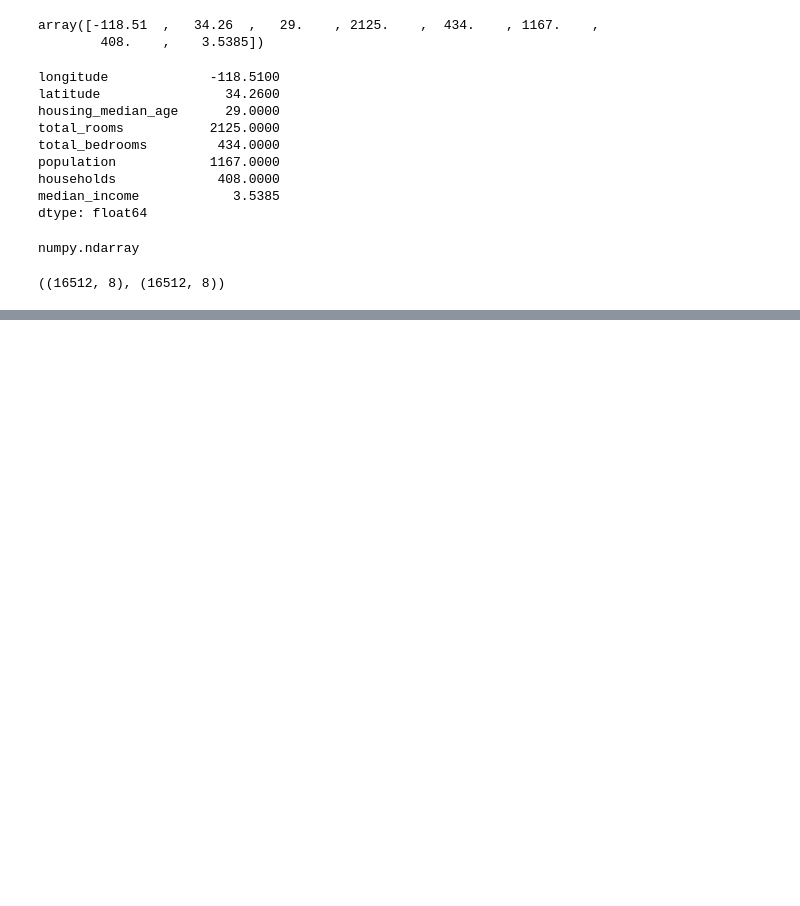
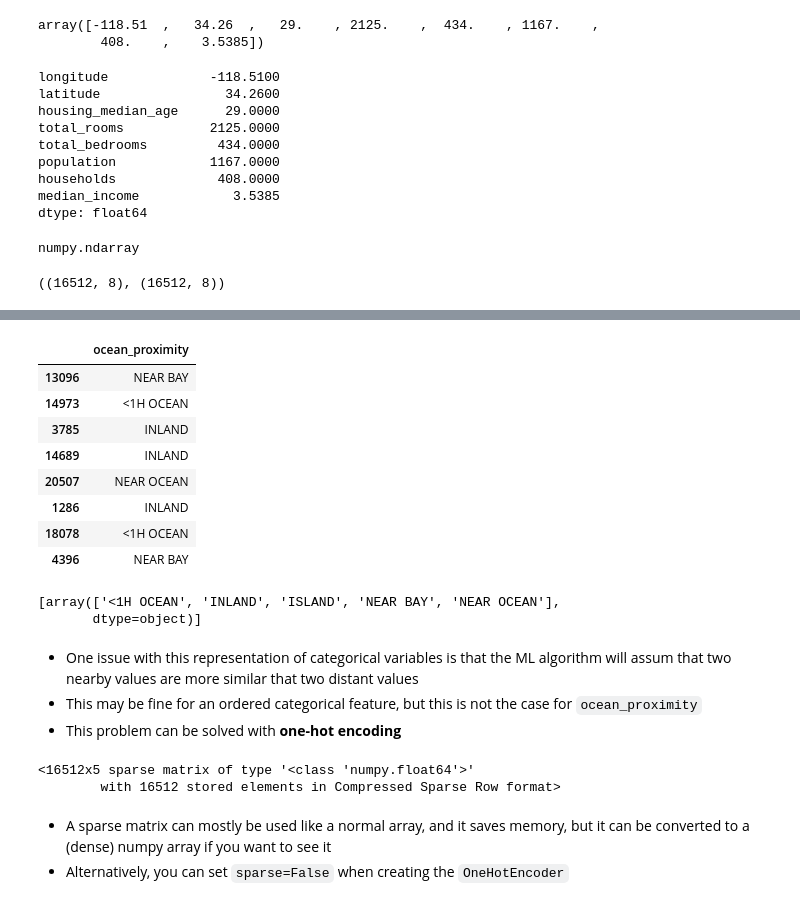
Before and after one commit to PaulToronto/Hands-on-Maching-Learning-Book, a Jupyter notebook: 2_End_to_End_Machine_Learning_Project.ipynb, the cells around one changed output, grey strips where cells are left out. Cells and saved outputs as stored; diff of their text form; code cells hidden in the pictures; blank space fills up the shorter version.

```diff
--- a/2_End_to_End_Machine_Learning_Project.ipynb
+++ b/2_End_to_End_Machine_Learning_Project.ipynb
@@ -685,0 +689,3 @@ X.shape, housing_num.shape
+# %%
+housing_cat = housing[['ocean_proximity']]
+housing_cat.info()
@@ -685,0 +721,22 @@ X.shape, housing_num.shape
+# %%
+housing_cat.head(8)
+# %% [output]
+|  | ocean_proximity |
+| 13096 | NEAR BAY |
+| 14973 | <1H OCEAN |
+| 3785 | INLAND |
+| 14689 | INLAND |
+| 20507 | NEAR OCEAN |
+| 1286 | INLAND |
+| 18078 | <1H OCEAN |
+| 4396 | NEAR BAY |
+# %%
+# you can get a list of categories
+ordinal_encoder.categories_
+# %% [output]
+[array(['<1H OCEAN', 'INLAND', 'ISLAND', 'NEAR BAY', 'NEAR OCEAN'],
+       dtype=object)]
+# %% [markdown]
+- One issue with this representation of categorical variables is that the ML algorithm will assum that two nearby values are more similar that two distant values
+- This may be fine for an ordered categorical feature, but this is not the case for `ocean_proximity`
+- This problem can be solved with **one-hot encoding**
@@ -685,0 +747,8 @@ X.shape, housing_num.shape
+# %%
+housing_cat_1hot
+# %% [output]
+<16512x5 sparse matrix of type '<class 'numpy.float64'>'
+        with 16512 stored elements in Compressed Sparse Row format>
+# %% [markdown]
+- A sparse matrix can mostly be used like a normal array, and it saves memory, but it can be converted to a (dense) numpy array if you want to see it
+- Alternatively, you can set `sparse=False` when creating the `OneHotEncoder`
```
Also changed, not shown: parts of 25 cells of this notebook.
